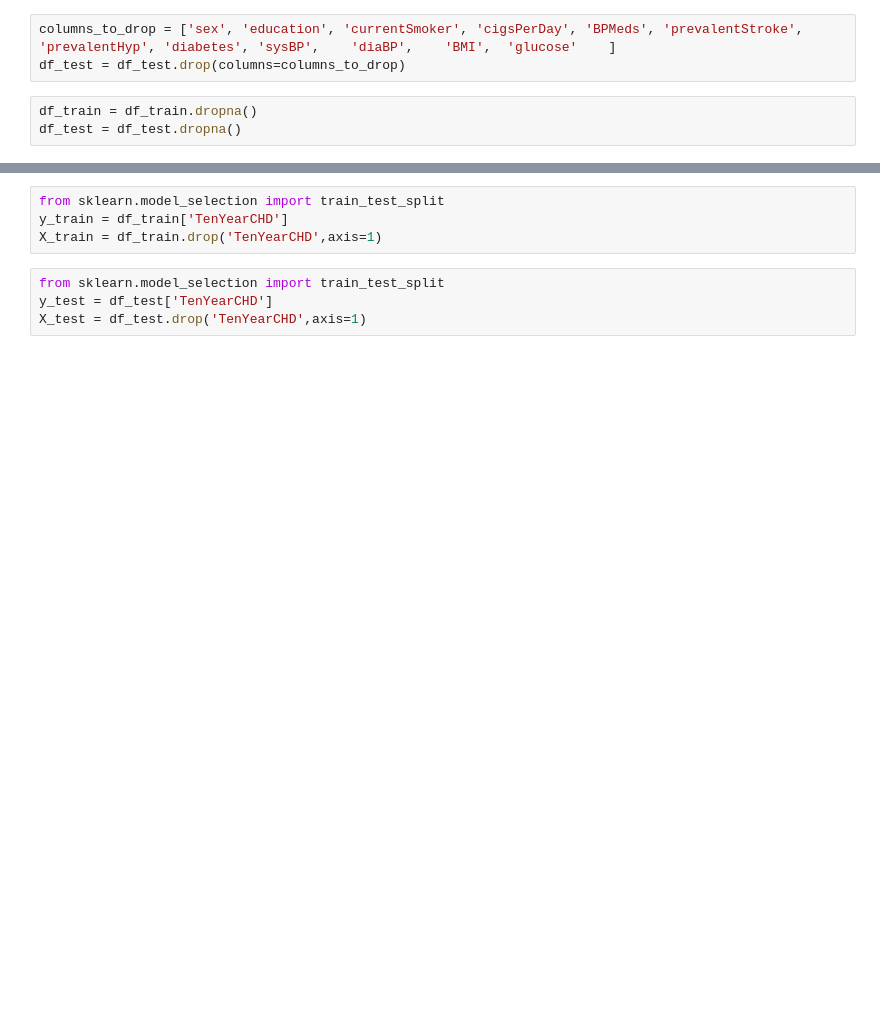
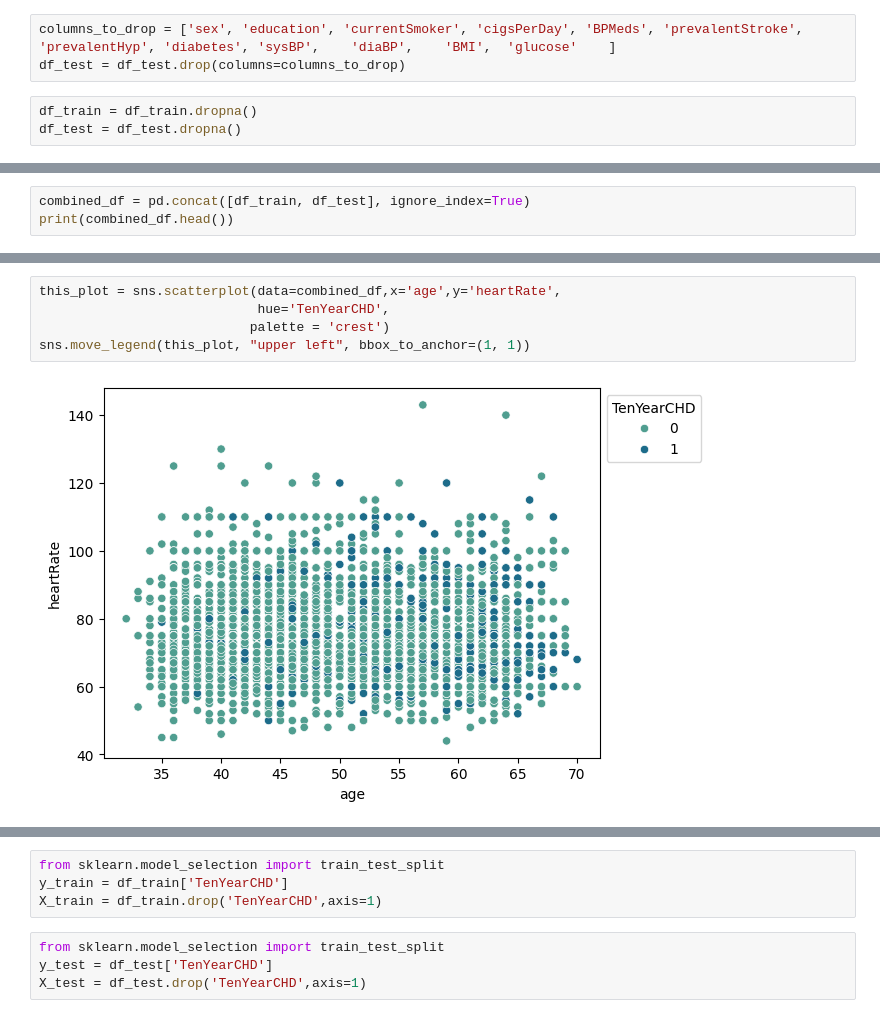
Before and after one commit to anutishah/project_chd, a Jupyter notebook: Project2.ipynb, the cells around one changed output, grey strips where cells are left out. Drawn from its saved outputs; the diff is of its cells as text; blank space fills up the shorter version.

```diff
--- a/Project2.ipynb
+++ b/Project2.ipynb
@@ -246,0 +207,3 @@ df_test.describe()
+# %%
+combined_df = pd.concat([df_train, df_test], ignore_index=True)
+print(combined_df.head())
@@ -246,0 +225,7 @@ df_test.describe()
+# %%
+this_plot = sns.scatterplot(data=combined_df,x='age',y='heartRate',
+                            hue='TenYearCHD',
+                           palette = 'crest')
+sns.move_legend(this_plot, "upper left", bbox_to_anchor=(1, 1))
+# %% [output]
+[figure, added]
```
Also changed, not shown: parts of 29 cells of this notebook.
